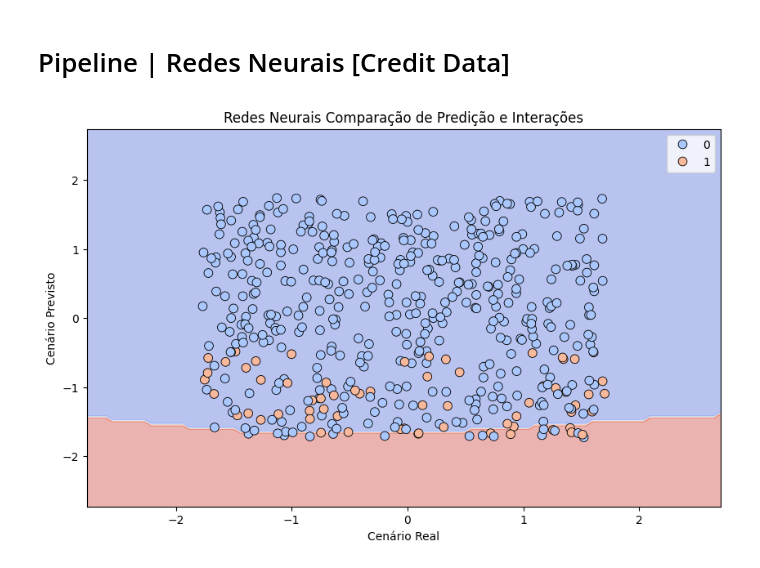
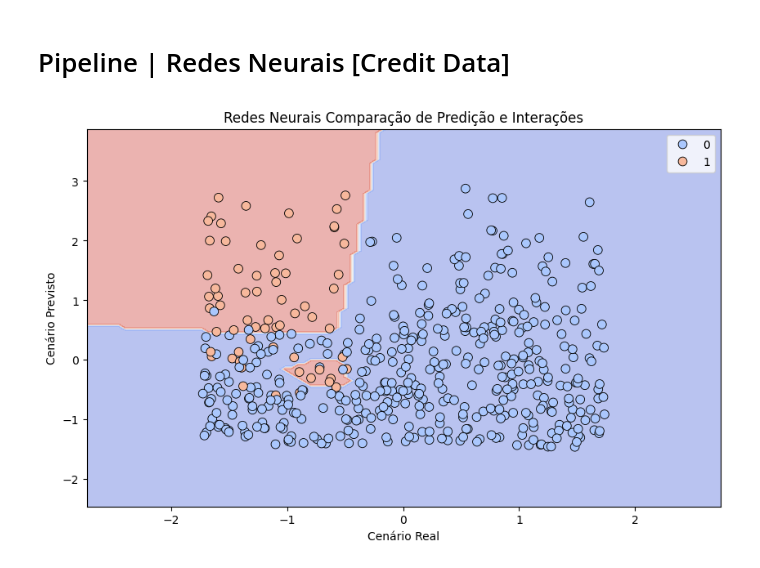
Before and after one commit to victoricoma/am-turma5, a Jupyter notebook: RedesNeurais_Aula1027.ipynb, the cells around one changed output. Cells and saved outputs as stored; diff of their text form; code cells hidden in the pictures.

Commit message:
Finalização de Aula de Redes Neurais 1103

```diff
--- a/RedesNeurais_Aula1027.ipynb
+++ b/RedesNeurais_Aula1027.ipynb
@@ -42,37 +42,35 @@ import matplotlib.pyplot as plt
 import seaborn as sns
 from sklearn.inspection import DecisionBoundaryDisplay
 # %%
-X_2d = X_credit[:, 1:3]
-y_2d = y_credit
+x_2d = X_credit_test[:, 1:3] # Cenário real da construção do treinamento
+y_2d = y_credit_test # Respostas ao cenário real.
 
 rna_2d = MLPClassifier(**grid_search.best_params_, max_iter=1000, random_state=42)
-rna_2d.fit(X_2d, y_2d)
+rna_2d.fit(x_2d, y_credit_test) # Cenário sintético da rede Neural
 
-fig, ax = plt.subplots(figsize=(10, 6))
+fig, ax = plt.subplots(figsize=(10, 6)) #Montagem dos dois cenários
 
 DecisionBoundaryDisplay.from_estimator(
     rna_2d,
-    X_2d,
+    x_2d,
     cmap="coolwarm",
     alpha=0.4,
     ax=ax,
     response_method="predict"
 )
 
 sns.scatterplot(
-    x=X_2d[:, 0],
-    y=X_2d[:, 1],
-    hue=y_2d,
+    x=x_2d[:, 0],
+    y=x_2d[:, 1],
+    hue=y_credit_test,
     palette="coolwarm",
     edgecolor="black",
     s=60,
     ax=ax
 )
-
-plt.title("Redes Neurais: Fronteira de Decisão (Fundo = Previsto | Pontos = Real)")
-plt.xlabel("Idade Padronizada (Coluna 1)")
-plt.ylabel("Valor da Dívida Padronizado (Coluna 2)")
-plt.legend(title="Classe Real")
+plt.title("Redes Neurais Comparação de Predição e Interações")
+plt.xlabel("Cenário Real")
+plt.ylabel("Cenário Previsto")
 plt.show()
 # %% [output]
-[figure, old version]
+[figure, new version]
```
